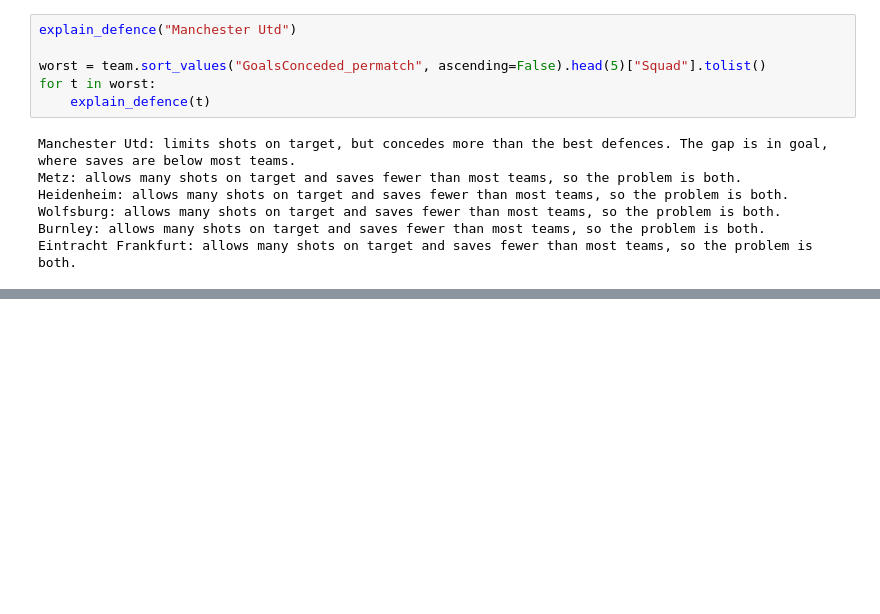
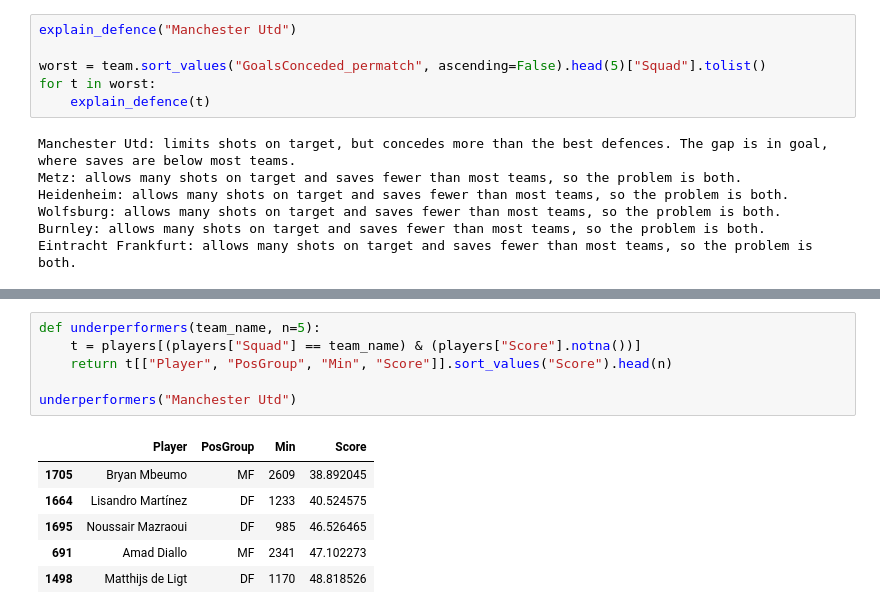
Before and after one commit to TamukaTom/We-need-players, a Jupyter notebook: explore.ipynb, the cells around one changed output, grey strips where cells are left out. Saved outputs shown, nothing was run; the diff lists cells and outputs as text; blank space fills up the shorter version.

```diff
--- a/explore.ipynb
+++ b/explore.ipynb
@@ -405,0 +439,13 @@ Teams missing keeper data: 0
+# %%
+def underperformers(team_name, n=5):
+    t = players[(players["Squad"] == team_name) & (players["Score"].notna())]
+    return t[["Player", "PosGroup", "Min", "Score"]].sort_values("Score").head(n)
+
+underperformers("Manchester Utd")
+# %% [output]
+|  | Player | PosGroup | Min | Score |
+| 1705 | Bryan Mbeumo | MF | 2609 | 38.892045 |
+| 1664 | Lisandro Martínez | DF | 1233 | 40.524575 |
+| 1695 | Noussair Mazraoui | DF | 985 | 46.526465 |
+| 691 | Amad Diallo | MF | 2341 | 47.102273 |
+| 1498 | Matthijs de Ligt | DF | 1170 | 48.818526 |
```
Also changed, not shown: parts of 6 cells of this notebook.
